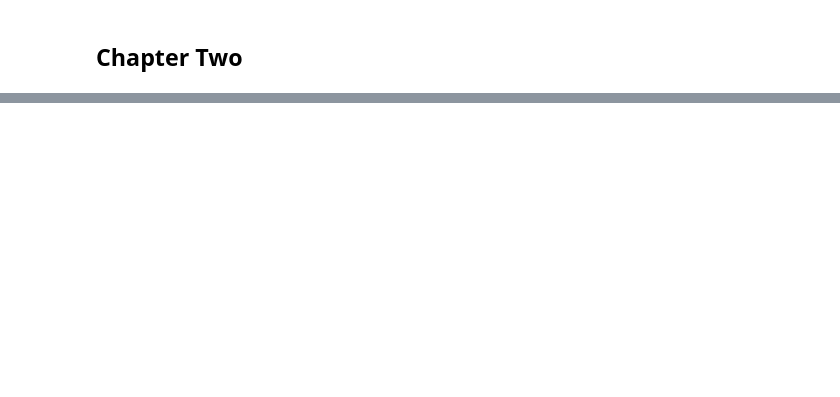
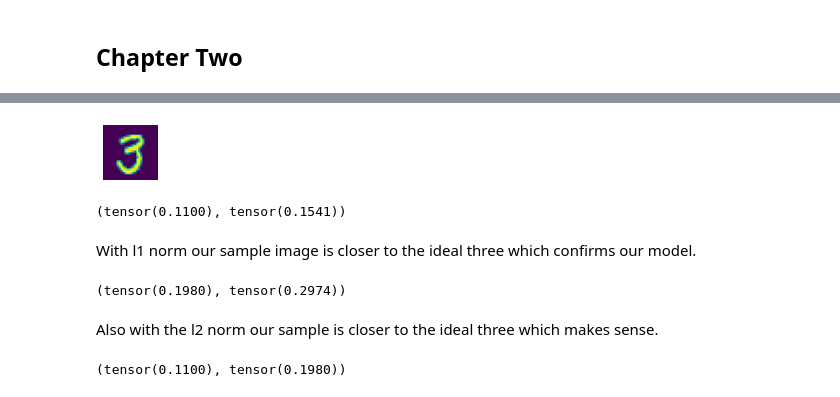
Before and after one commit to huli/fast-ai-course, a Jupyter notebook: chapters/chapter-03.ipynb, the cells around one changed output, grey strips where cells are left out. Cells and saved outputs as stored; diff of their text form; code cells hidden in the pictures; blank space fills up the shorter version.

```diff
--- a/chapters/chapter-03.ipynb
+++ b/chapters/chapter-03.ipynb
@@ -6,0 +110,29 @@ ModuleNotFoundError: No module named 'torch'
+# %%
+# take a sample three
+three_sample = stacked_threes[2].float()
+show_image(three_sample);
+# %% [output]
+[figure, added]
+# %%
+# calculate l1 norm to both means
+l1_dist_3 = (three_sample-three_mean).abs().mean()
+l1_dist_7 = (three_sample-seven_mean).abs().mean()
+l1_dist_3, l1_dist_7
+# %% [output]
+(tensor(0.1100), tensor(0.1541))
+# %% [markdown]
+With l1 norm our sample image is closer to the ideal three which confirms our model.
+# %%
+# calculate l2 norm to both means
+l2_dist_3 = ((three_sample-three_mean)**2).mean().sqrt()
+l2_dist_7 = ((three_sample-seven_mean)**2).mean().sqrt()
+l2_dist_3, l2_dist_7
+# %% [output]
+(tensor(0.1980), tensor(0.2974))
+# %% [markdown]
+Also with the l2 norm our sample is closer to the ideal three which makes sense.
+# %%
+# there would be also pytorch function for these two losses
+F.l1_loss(three_sample, three_mean), F.mse_loss(three_sample, three_mean).sqrt()
+# %% [output]
+(tensor(0.1100), tensor(0.1980))
```
Also changed, not shown: parts of 35 cells of this notebook.
